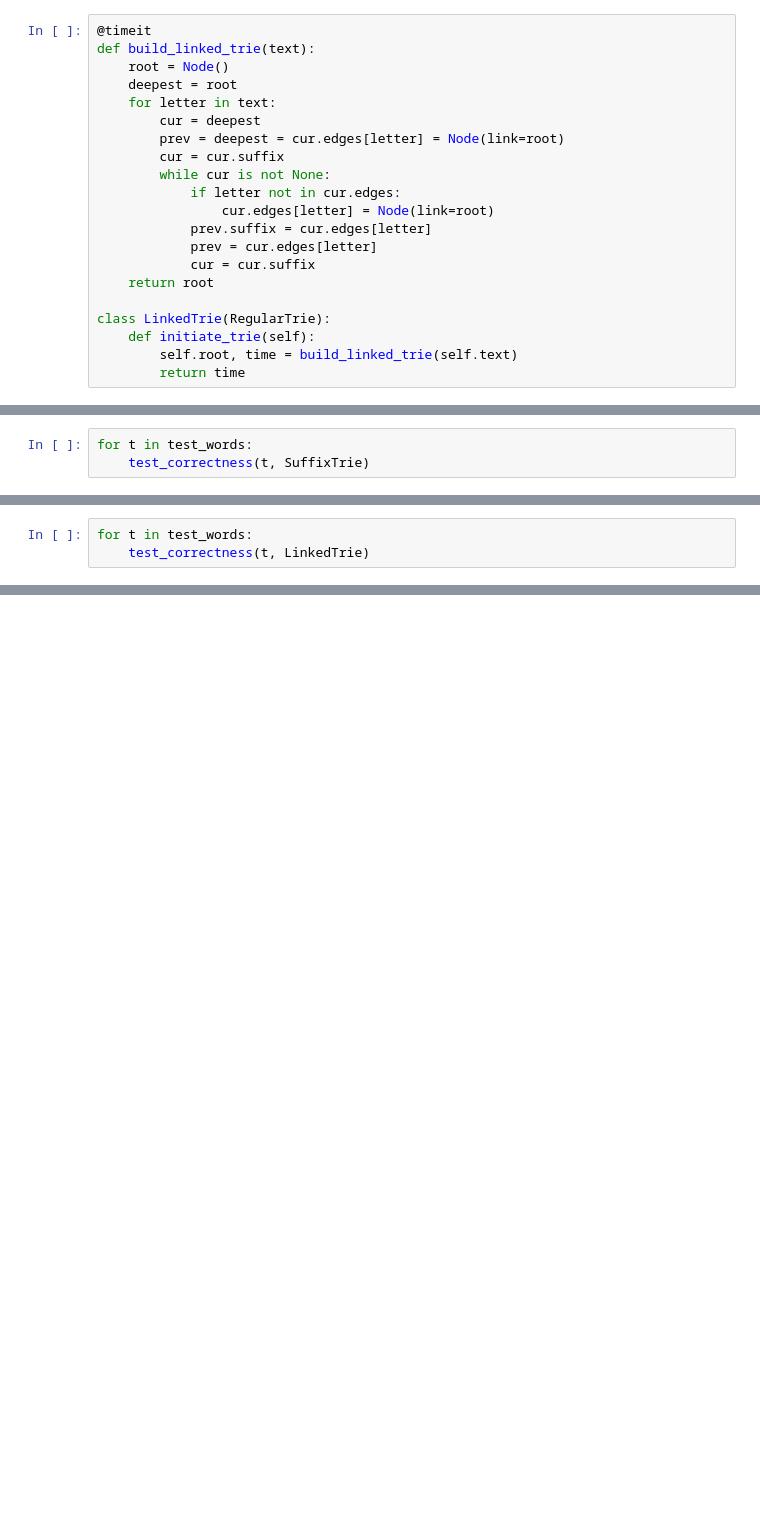
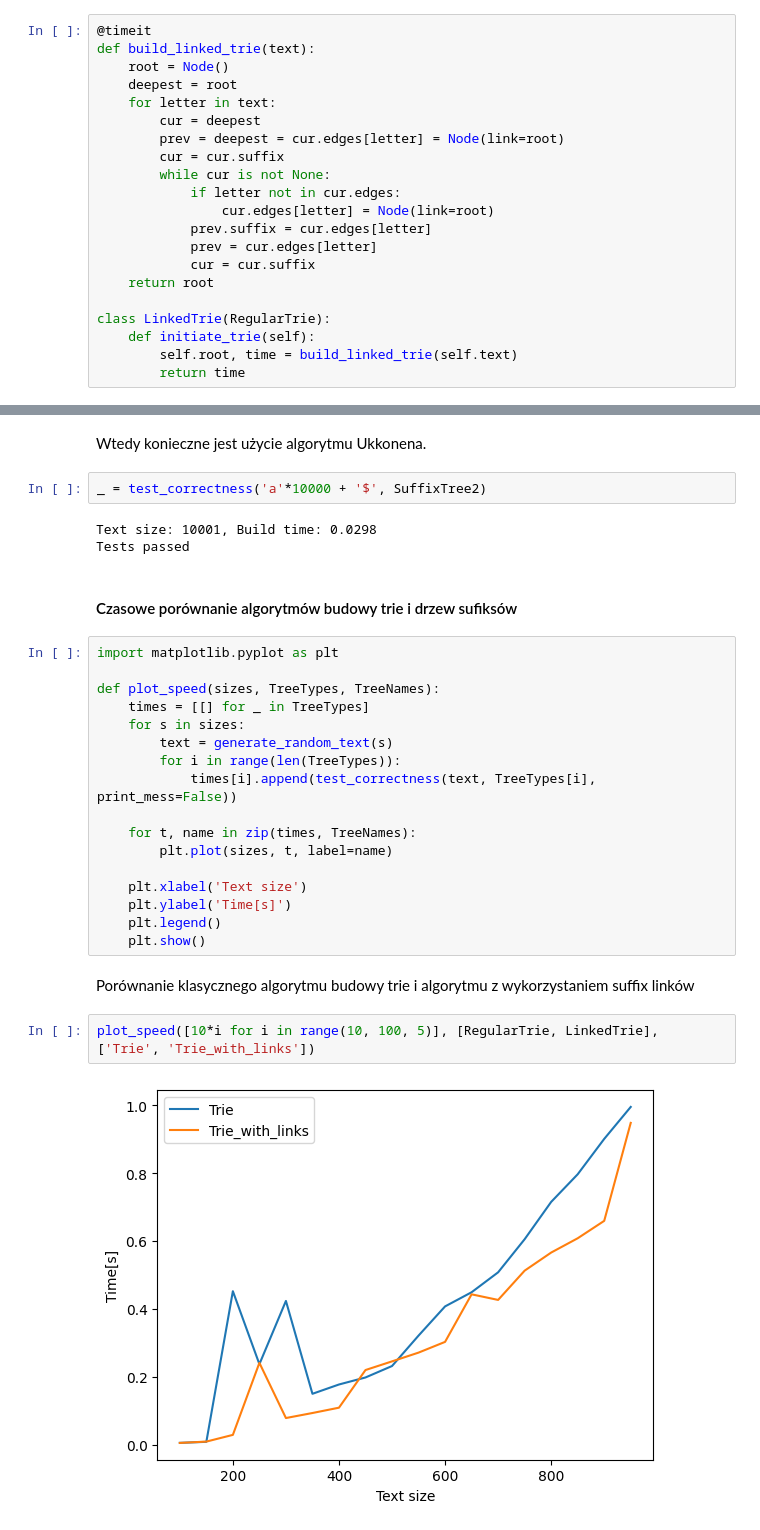
Before and after one commit to michal200292/Text-algorithms, a Jupyter notebook: lab6/lab6.ipynb, the cells around one changed output, grey strips where cells are left out. Cells and saved outputs as stored; diff of their text form; blank space fills up the shorter version.

```diff
--- a/lab6/lab6.ipynb
+++ b/lab6/lab6.ipynb
@@ -319,3 +323,0 @@ Tests passed
-# %%
-for t in test_words:
-    test_correctness(t, SuffixTrie)
@@ -340,3 +323,0 @@ Tests passed
-# %%
-for t in test_words:
-    test_correctness(t, LinkedTrie)
@@ -360,0 +419,32 @@ Tests passed
+# %% [markdown]
+Wtedy konieczne jest użycie algorytmu Ukkonena.
+# %%
+_ = test_correctness('a'*10000 + '$', SuffixTree2)
+# %% [output]
+Text size: 10001, Build time: 0.0298
+Tests passed
+# %% [markdown]
+#### Czasowe porównanie algorytmów budowy trie i drzew sufiksów
+# %%
+import matplotlib.pyplot as plt
+
+def plot_speed(sizes, TreeTypes, TreeNames):
+    times = [[] for _ in TreeTypes]
+    for s in sizes:
+        text = generate_random_text(s)
+        for i in range(len(TreeTypes)):
+            times[i].append(test_correctness(text, TreeTypes[i], print_mess=False))
+
+    for t, name in zip(times, TreeNames):
+        plt.plot(sizes, t, label=name)
+
+    plt.xlabel('Text size')
+    plt.ylabel('Time[s]')
+    plt.legend()
+    plt.show()
+# %% [markdown]
+Porównanie klasycznego algorytmu budowy trie i algorytmu z wykorzystaniem suffix linków
+# %%
+plot_speed([10*i for i in range(10, 100, 5)], [RegularTrie, LinkedTrie], ['Trie', 'Trie_with_links'])
+# %% [output]
+[figure, added]
```
Also changed, not shown: parts of 36 cells of this notebook, 1 other file.
